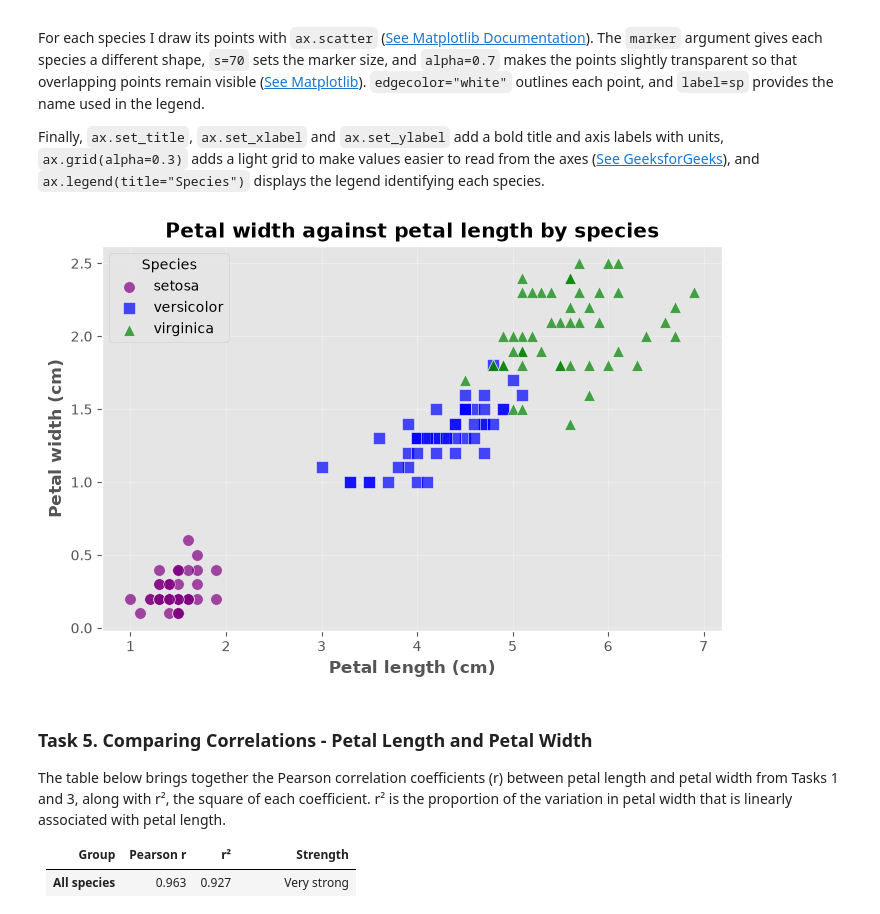
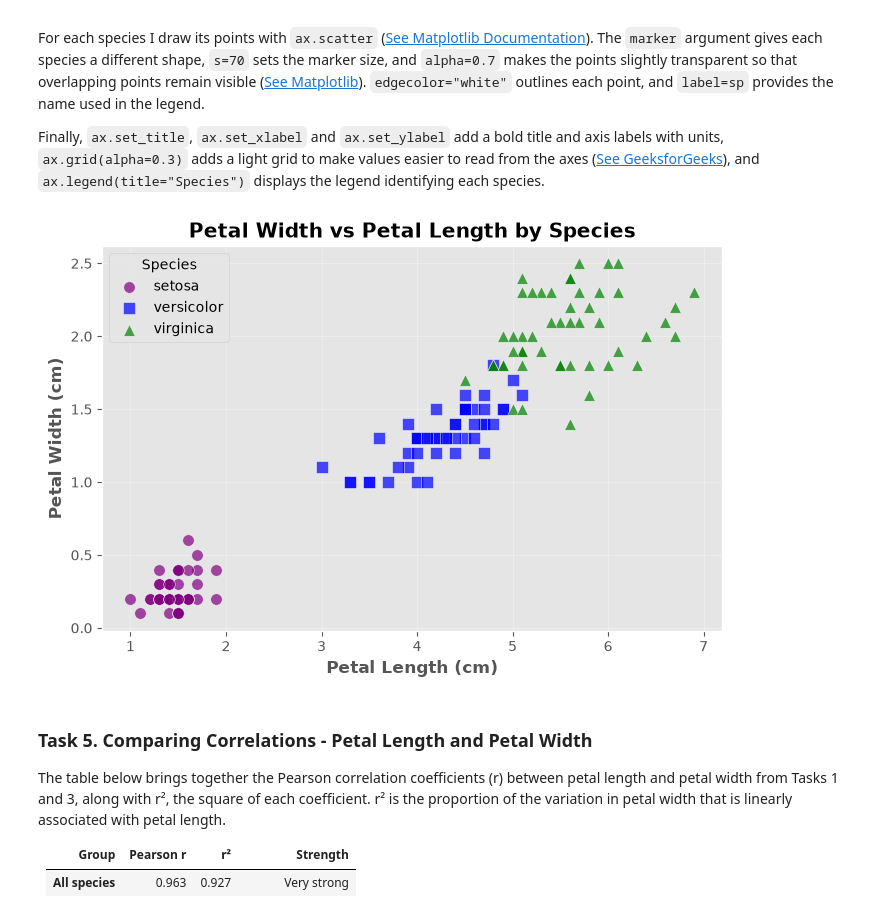
Before and after one commit to NibnabCodes/Applied-Statistics-Assessment, a Jupyter notebook: problems.ipynb, the cells around one changed output. Drawn from its saved outputs; the diff is of its cells as text; code cells hidden in the pictures.

```diff
--- a/problems.ipynb
+++ b/problems.ipynb
@@ -332,9 +385,18 @@ In this task, I plot petal width against petal length for all 150 flowers on a s
 # %% [markdown]
 To plot each species separately, I loop over a dictionary that maps each species name to a colour, and a second dictionary that maps each species name to a marker shape (circle, square & triangle) ([See Matplotlib](https://matplotlib.org/stable/api/markers_api.html)).
 # %%
-# Colour and marker used for each species
-colours = {"setosa": "purple", "versicolor": "blue", "virginica": "green"}
-markers = {"setosa": "o", "versicolor": "s", "virginica": "^"}
+# Define colours and markers for each species
+colours = {
+    "setosa": "purple",
+    "versicolor": "blue",
+    "virginica": "green"
+}
+
+markers = {
+    "setosa": "o",
+    "versicolor": "s",
+    "virginica": "^"
+}
 # %% [markdown]
 I then create the figure and axes with `matplotlib.pyplot.subplots` ([See Matplotlib](https://matplotlib.org/stable/api/_as_gen/matplotlib.pyplot.subplots.html)). With no row or column arguments it makes a single plot area, 8 inches wide and 5 inches tall (`figsize=(8, 5)`), and all three species are drawn on it.
 
@@ -344,28 +406,41 @@ For each species I draw its points with `ax.scatter` ([See Matplotlib Documentat
 
 Finally, `ax.set_title`, `ax.set_xlabel` and `ax.set_ylabel` add a bold title and axis labels with units, `ax.grid(alpha=0.3)` adds a light grid to make values easier to read from the axes ([See GeeksforGeeks](https://www.geeksforgeeks.org/python/grids-in-matplotlib/)), and `ax.legend(title="Species")` displays the legend identifying each species.
 # %%
-# Create a new figure and axes for scatter plot
+# Create a scatter plot
 fig, ax = plt.subplots(figsize=(8, 5))
 
-# Plot each species separately so it gets its own colour and legend entry
-for sp, col in colours.items():
-    # Keep only the rows for the current species
-    sub = iris[iris["species"] == sp]
+# Plot each species separately
+for species, colour in colours.items():
+
+    # Filter the dataset for the current species
+    subset = iris[iris["species"] == species]
+
     ax.scatter(
-        sub["petal_length"], sub["petal_width"],
-        color=col, marker=markers[sp], s=70, alpha=0.7,
-        edgecolor="white", label=sp)
+        subset["petal_length"],
+        subset["petal_width"],
+        color=colour,
+        marker=markers[species],
+        s=70,
+        alpha=0.7,
+        edgecolor="white",
+        label=species
+    )
 
-# Add title, axis labels, grid, and legend
-ax.set_title("Petal width against petal length by species",
-             fontweight="bold")
-ax.set_xlabel("Petal length (cm)", fontweight="bold")
-ax.set_ylabel("Petal width (cm)", fontweight="bold")
+# Add title, axis labels, grid and legend
+ax.set_title(
+    "Petal Width vs Petal Length by Species",
+    fontweight="bold"
+)
+
+ax.set_xlabel("Petal Length (cm)", fontweight="bold")
+ax.set_ylabel("Petal Width (cm)", fontweight="bold")
+
 ax.grid(alpha=0.3)
 ax.legend(title="Species")
+
 plt.show()
 # %% [output]
-[figure, old version]
+[figure, new version]
 # %% [markdown]
 ### Task 5. Comparing Correlations - Petal Length and Petal Width
 
```
Also changed, not shown: parts of 14 cells of this notebook.
